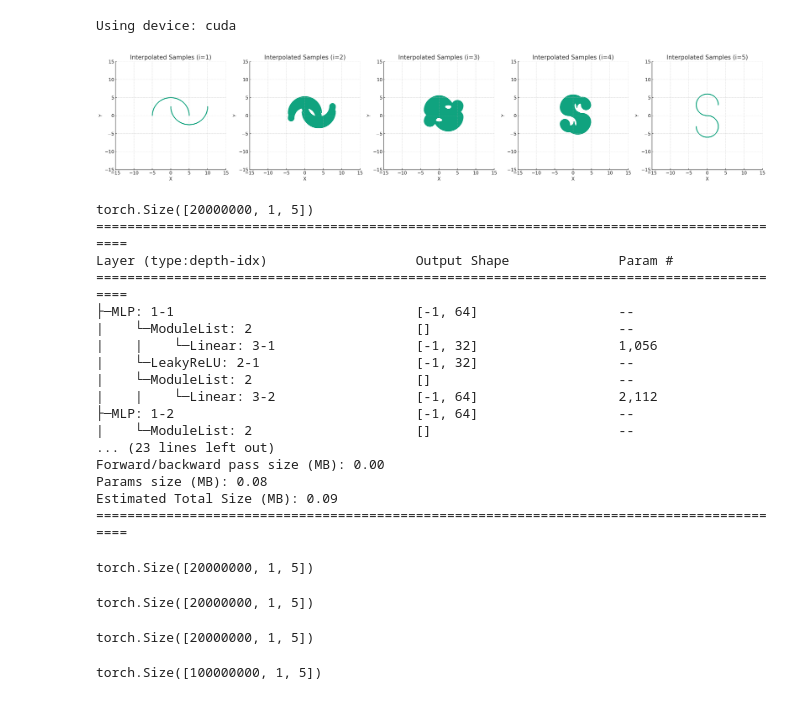
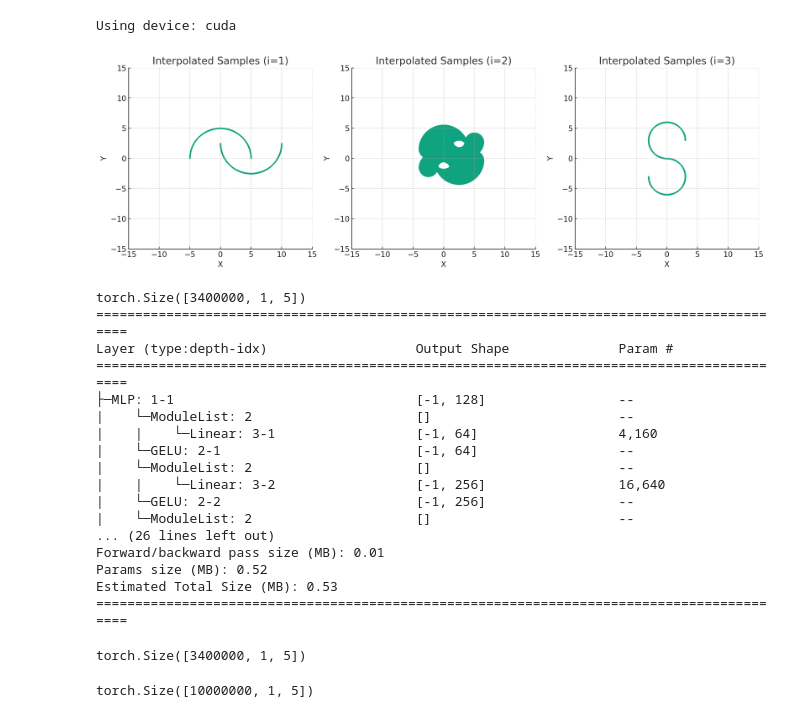
Before and after one commit to JavaZeroo/WassersteinSBP, a Jupyter notebook: multi_marginal_new_net.ipynb, the cells around one changed output. Cells and saved outputs as stored; diff of their text form; code cells hidden in the pictures.

```diff
--- a/multi_marginal_new_net.ipynb
+++ b/multi_marginal_new_net.ipynb
@@ -132,36 +132,36 @@ def generate_s_curve_samples(n_samples, noise)->np.ndarray:
 
 # 计算线性插值
 def interpolate_samples(P1_samples, Pn_samples, i, n)->np.ndarray:
     alpha = (i - 1) / (n - 1)
     return alpha * Pn_samples + (1 - alpha) * P1_samples
 
 # 设置参数
-n_samples = 1000000
+n_samples = 100000
 mean = [0, 0]
 cov = [[1, 0], [0, 1]]
 noise = 0.
-ti = 5
+ti = 3
 
 # 生成样本
 P1_samples = generate_moons_samples(n_samples, noise)
 Pn_samples = generate_s_curve_samples(n_samples, noise)
 
 
 dists = []
 fig,axs = plt.subplots(1, ti, figsize=(ti*5, 5))
 for i in range(ti):
     interpolated_samples = interpolate_samples(P1_samples, Pn_samples, i+1, ti)
     dists.append(torch.Tensor(interpolated_samples))
     axs[i].scatter(interpolated_samples[:, 0], interpolated_samples[:, 1], alpha=0.5, s=1)
     axs[i].set_title(f'Interpolated Samples (i={i+1})')
     axs[i].set_xlabel('X')
     axs[i].set_ylabel('Y')
     axs[i].set_xlim(-15, 15)
     axs[i].set_ylim(-15, 15)
 fig.tight_layout()
 fig.show()
 # %% [output]
-[figure, old version]
+[figure, new version]
 # %%
 def wash_distance(a, b):
     assert len(a) == len(b)
@@ -276,7 +276,7 @@ for i in range(ti):
     raw_data = torch.concat([positions, times, scores], dim=-1)
     print(raw_data.shape)
 
-    epochs = 30
+    epochs = 100
     batch_size = 20000
     lr = 1e-3
 
@@ -285,7 +285,7 @@ for i in range(ti):
     train_dl = DataLoader(train_ds, batch_size=batch_size, shuffle=True, pin_memory=True, num_workers=24)
     # 3 128
     # model = MLP(input_dim=3, output_dim=2, hidden_layers=2, hidden_dim=256, act=nn.ReLU()).to(device)
-    model = ScoreNetwork(encoder_layers=[32], pos_dim=32, decoder_layers=[64,64,64], x_dim=2).to(device)
+    model = ScoreNetwork(encoder_layers=[64, 256], pos_dim=64, decoder_layers=[64, 256], x_dim=2).to(device)
     optimizer = torch.optim.AdamW(model.parameters(), lr=lr)
     scheduler = torch.optim.lr_scheduler.CosineAnnealingLR(optimizer, epochs, eta_min=1e-6)
     loss_fn = nn.MSELoss()
@@ -304,27 +304,25 @@ for i in range(ti):
     epoch_iterator.close()
     model_list.append(model)
 # %% [output]
-torch.Size([20000000, 1, 5])
+torch.Size([3400000, 1, 5])
 ==========================================================================================
 Layer (type:depth-idx)                   Output Shape              Param #
 ==========================================================================================
-├─MLP: 1-1                               [-1, 64]                  --
+├─MLP: 1-1                               [-1, 128]                 --
 |    └─ModuleList: 2                     []                        --
-|    |    └─Linear: 3-1                  [-1, 32]                  1,056
-|    └─LeakyReLU: 2-1                    [-1, 32]                  --
+|    |    └─Linear: 3-1                  [-1, 64]                  4,160
+|    └─GELU: 2-1                         [-1, 64]                  --
 |    └─ModuleList: 2                     []                        --
-|    |    └─Linear: 3-2                  [-1, 64]                  2,112
-├─MLP: 1-2                               [-1, 64]                  --
+|    |    └─Linear: 3-2                  [-1, 256]                 16,640
+|    └─GELU: 2-2                         [-1, 256]                 --
 |    └─ModuleList: 2                     []                        --
-... (23 lines left out)
-Forward/backward pass size (MB): 0.00
-Params size (MB): 0.08
-Estimated Total Size (MB): 0.09
+... (26 lines left out)
+Forward/backward pass size (MB): 0.01
+Params size (MB): 0.52
+Estimated Total Size (MB): 0.53
 ==========================================================================================
-torch.Size([20000000, 1, 5])
+torch.Size([3400000, 1, 5])
-torch.Size([20000000, 1, 5])
+torch.Size([10000000, 1, 5])
-torch.Size([20000000, 1, 5])
-torch.Size([100000000, 1, 5])
 # %%
 def inference(model, test_ts, test_source_sample, test_num_samples):
     pred_bridge = torch.zeros(len(test_ts), test_num_samples, 2)
```
Also changed, not shown: parts of 4 cells of this notebook, 10 other files.
